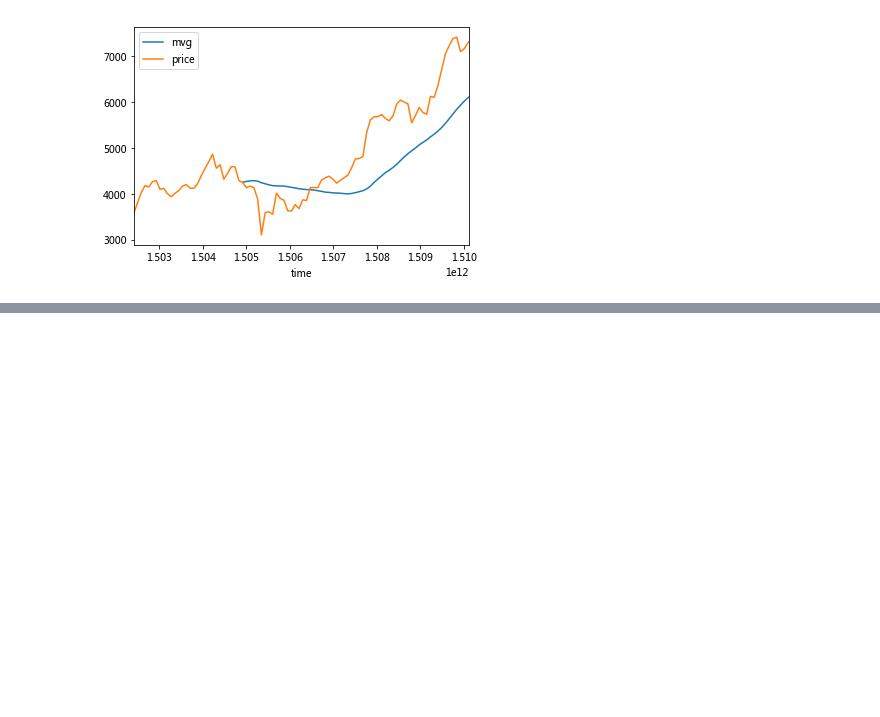
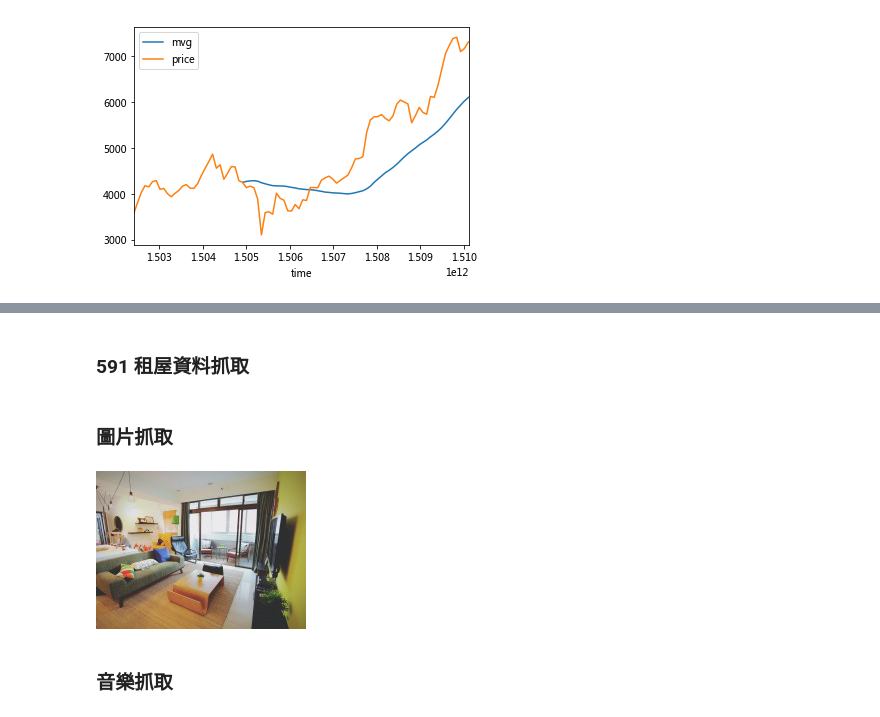
Before and after one commit to ywchiu/fetnetpy, a Jupyter notebook: Demo20171108.ipynb, the cells around one changed output, grey strips where cells are left out. Drawn from its saved outputs; the diff is of its cells as text; code cells hidden in the pictures; blank space fills up the shorter version.

```diff
--- a/Demo20171108.ipynb
+++ b/Demo20171108.ipynb
@@ -70,0 +89,2 @@ df[['mvg', 'price']].plot(kind = 'line')
+# %% [markdown]
+### 591 租屋資料抓取
@@ -70,0 +98,2 @@ df[['mvg', 'price']].plot(kind = 'line')
+# %% [markdown]
+### 圖片抓取
@@ -70,0 +104,7 @@ df[['mvg', 'price']].plot(kind = 'line')
+# %%
+from PIL import Image
+Image.open('house.jpg')
+# %% [output]
+[figure, added]
+# %% [markdown]
+### 音樂抓取
```
Also changed, not shown: parts of 6 cells of this notebook.
